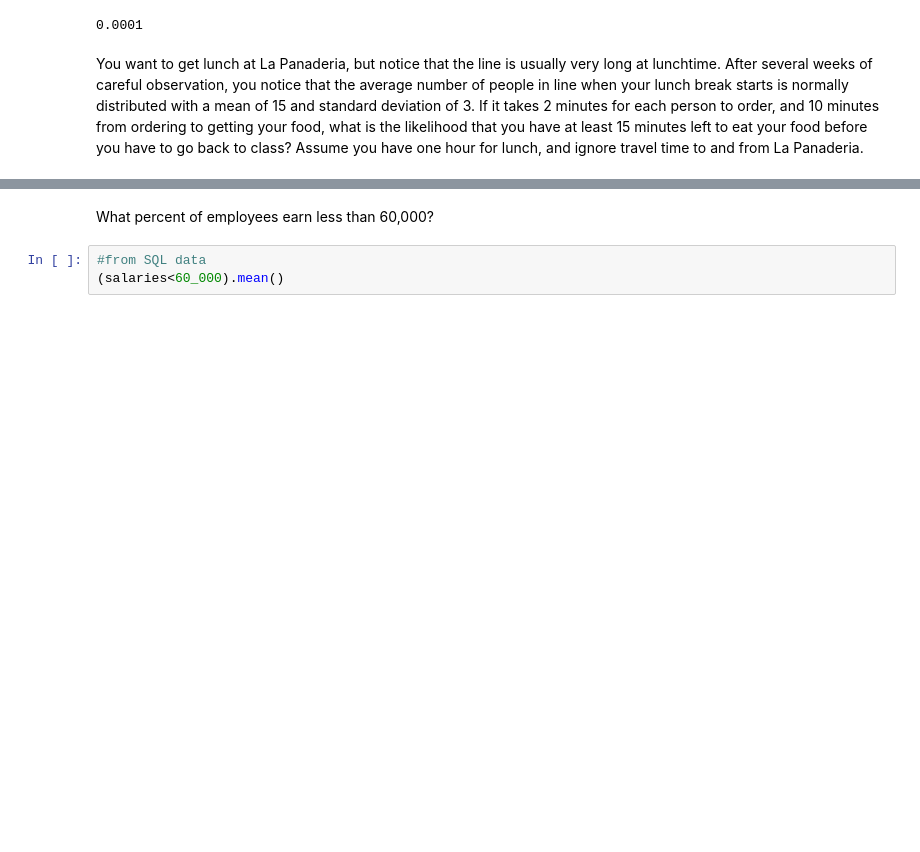
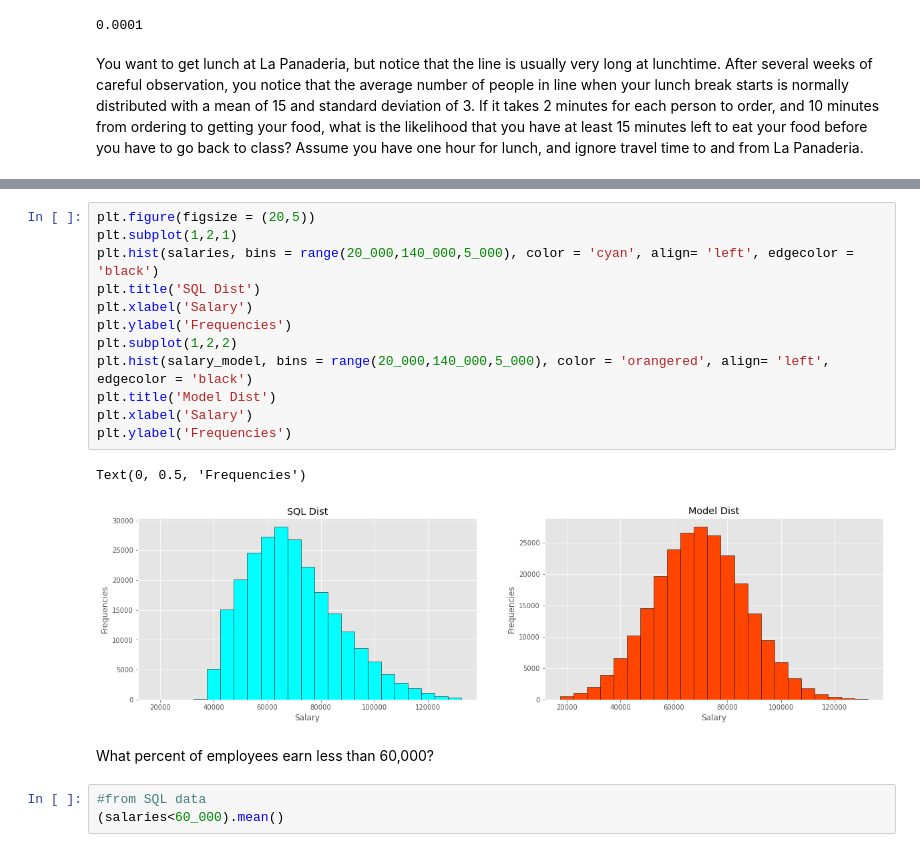
Before and after one commit to ChrisTeceno/statistics-exercises, a Jupyter notebook: probability_distributions.ipynb, the cells around one changed output, grey strips where cells are left out. Drawn from its saved outputs; the diff is of its cells as text; blank space fills up the shorter version.

```diff
--- a/probability_distributions.ipynb
+++ b/probability_distributions.ipynb
@@ -271,3 +284,18 @@ Length: 10000, dtype: float64
+# %%
+plt.figure(figsize = (20,5))
+plt.subplot(1,2,1)
+plt.hist(salaries, bins = range(20_000,140_000,5_000), color = 'cyan', align= 'left', edgecolor = 'black')
+plt.title('SQL Dist')
+plt.xlabel('Salary')
+plt.ylabel('Frequencies')
+plt.subplot(1,2,2)
+plt.hist(salary_model, bins = range(20_000,140_000,5_000), color = 'orangered', align= 'left', edgecolor = 'black')
+plt.title('Model Dist')
+plt.xlabel('Salary')
+plt.ylabel('Frequencies')
+# %% [output]
+Text(0, 0.5, 'Frequencies')
+[figure, added]
 # %% [markdown]
 
 What percent of employees earn less than 60,000?
```
Also changed, not shown: parts of 17 cells of this notebook.
